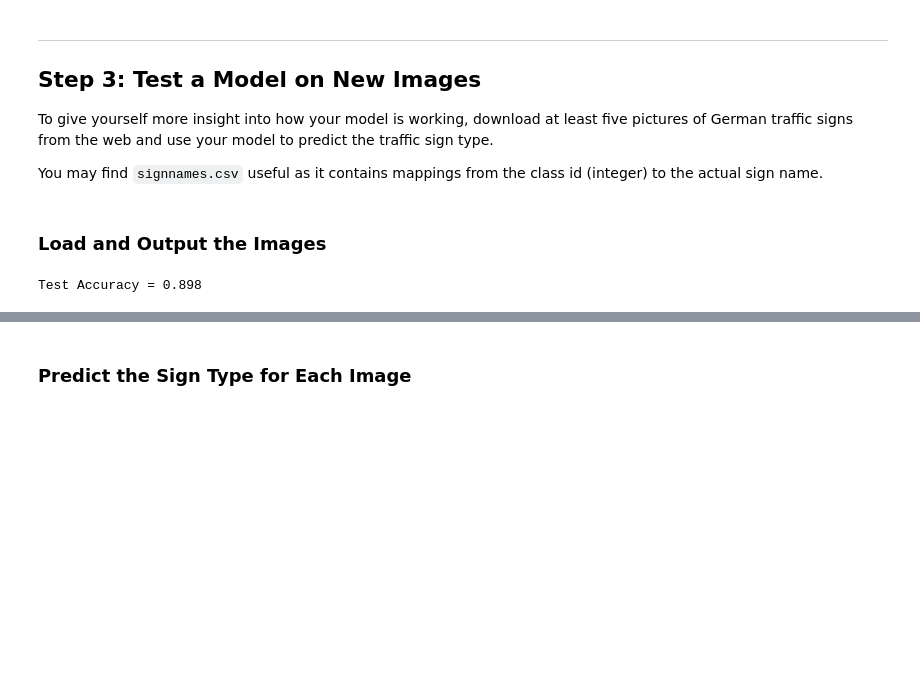
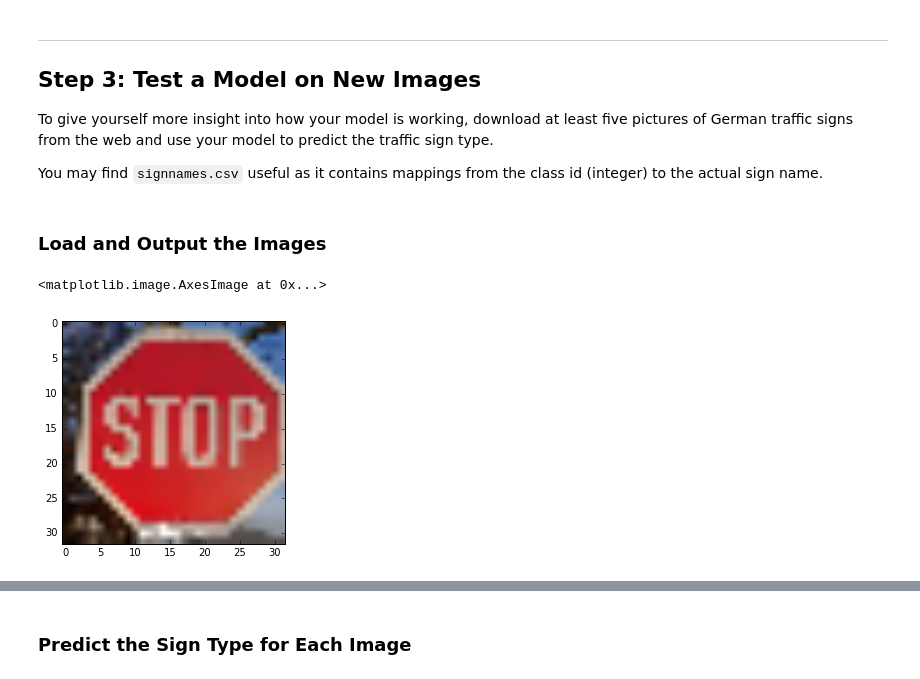
Before and after one commit to yifenghuang/Traffic_Sign_Classifier, a Jupyter notebook: Traffic_Sign_Classifier.ipynb, the cells around one changed output, grey strips where cells are left out. Drawn from its saved outputs; the diff is of its cells as text; code cells hidden in the pictures; blank space fills up the shorter version.

```diff
--- a/Traffic_Sign_Classifier.ipynb
+++ b/Traffic_Sign_Classifier.ipynb
@@ -332,13 +342,40 @@ To give yourself more insight into how your model is working, download at least
 You may find `signnames.csv` useful as it contains mappings from the class id (integer) to the actual sign name.
 # %% [markdown]
 ### Load and Output the Images
-# %%
-### Load the images and plot them here.
-### Feel free to use as many code cells as needed.
-with tf.Session() as sess:
-    saver.restore(sess, tf.train.latest_checkpoint('.'))
-
-    test_accuracy = evaluate(X_test, y_test)
-    print("Test Accuracy = {:.3f}".format(test_accuracy))
-# %% [output]
-Test Accuracy = 0.898
+# %%
+### Load the images and plot them here.
+### Feel free to use as many code cells as needed.
+test_images=['1.jpg',
+             '2.jpg',
+             '3.jpg',
+             '4.jpg',
+             '5.jpg',
+             ]
+
+test_crop=[(2,2,180,180),(10,0,179,150),(2,1,1900,180),(20,10,180,170),(40,0,260,200)]
+
+num=len(test_images)
+crops=[]
+cropsor=[]
+
+prob   = tf.nn.softmax(logits)
+
+for n in range(num):
+    img = cv2.imread(test_images[n])
+    img = cv2.cvtColor(img, cv2.COLOR_BGR2RGB)
+    x1, y1, x2, y2 = test_crop[n]
+    crop = cv2.resize(img[y1:y2, x1:x2, :], (32, 32),interpolation=cv2.INTER_CUBIC)
+
+    crop=np.array(crop)
+    cropnr = (crop.astype(float) -
+                    pixel_depth / 2) / pixel_depth #normalization and regularition
+    crops.append(cropnr)
+    cropsor.append(crop)
+
+crops=np.array(crops)
+cropsor=np.array(cropsor)
+# %%
+plt.imshow(cropsor[0])
+# %% [output]
+<matplotlib.image.AxesImage at 0x...>
+[figure, added]
```
Also changed, not shown: parts of 12 cells of this notebook, 15 other files.
